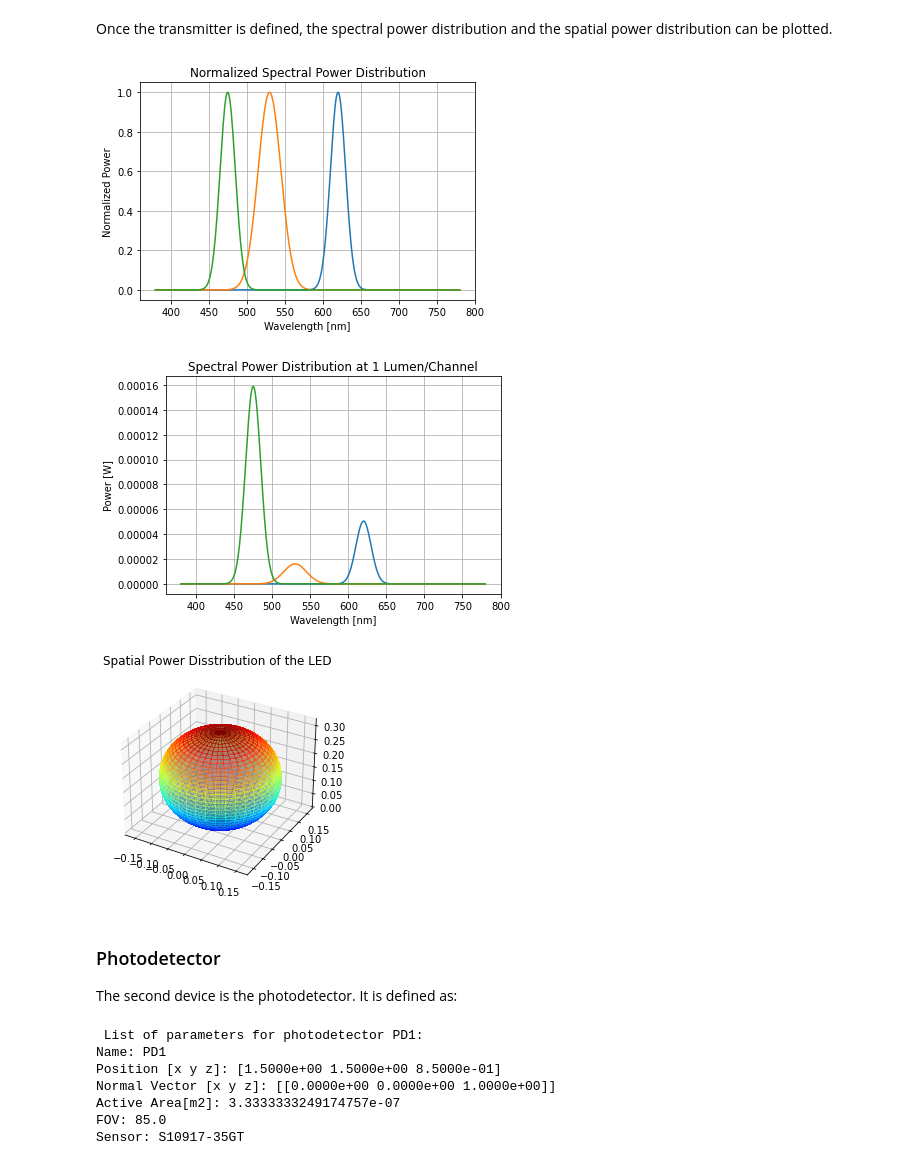
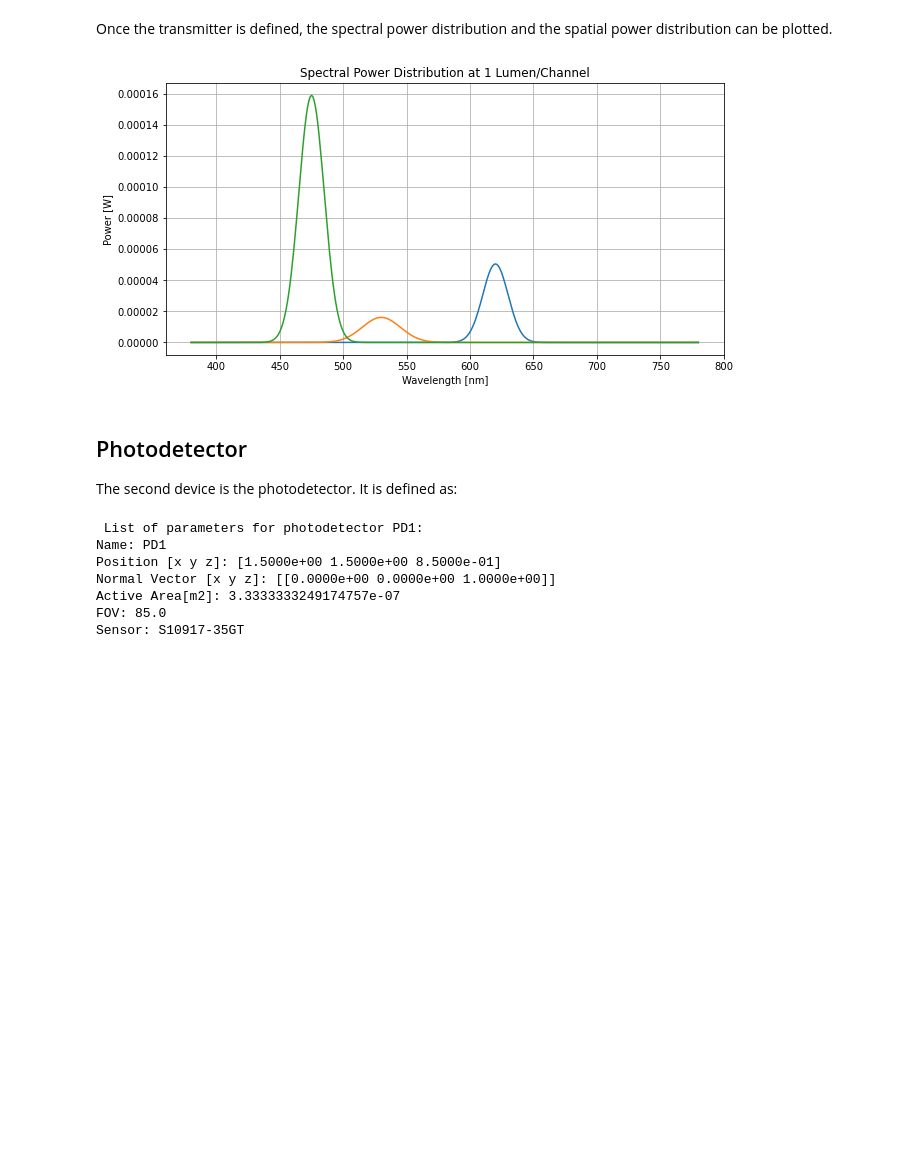
Before and after one commit to jufgutierrezgo/csk-optimization, a Jupyter notebook: source/characterization.ipynb, the cells around one changed output. Saved outputs shown, nothing was run; the diff lists cells and outputs as text; code cells hidden in the pictures; blank space fills up the shorter version.

```diff
--- a/source/characterization.ipynb
+++ b/source/characterization.ipynb
@@ -13,10 +13,14 @@ from vlc_rm.indoorenv import Indoorenv
 from vlc_rm.recursivemodel import Recursivemodel
 # Import Symbol Constants
 from vlc_rm.constants import Constants as Kt
+
 # Import numpy
 import numpy as np
+
 #Import luxpy
 import luxpy as lx
+
 # Import Matplotlob
 import matplotlib.pyplot as plt
+plt.rcParams['figure.figsize'] = [10, 5]
 # %% [markdown]
@@ -54,15 +58,13 @@ Total Power emmited by the Transmitter [W]:
 # %% [markdown]
 Once the transmitter is defined, the spectral power distribution and the spatial power distribution can be plotted.
 # %%
-transmitter.plot_spd_normalized()
+# transmitter.plot_spd_normalized()
 transmitter.plot_spd_at_1lm()
-transmitter.plot_spatial_distribution()
+# transmitter.plot_spatial_distribution()
 # %% [output]
-[figure, old version]
+[figure, new version]
-[figure, removed]
-[figure, removed]
 # %% [markdown]
-### Photodetector
+## Photodetector
 
 The second device is the photodetector. It is defined as:
 # %%
```
Also changed, not shown: parts of 18 cells of this notebook.
